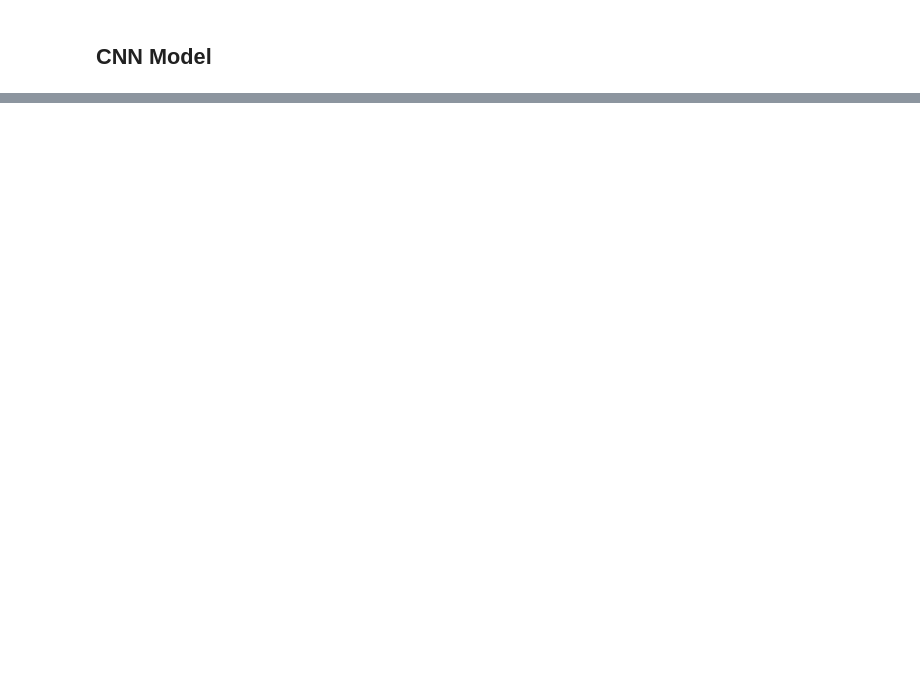
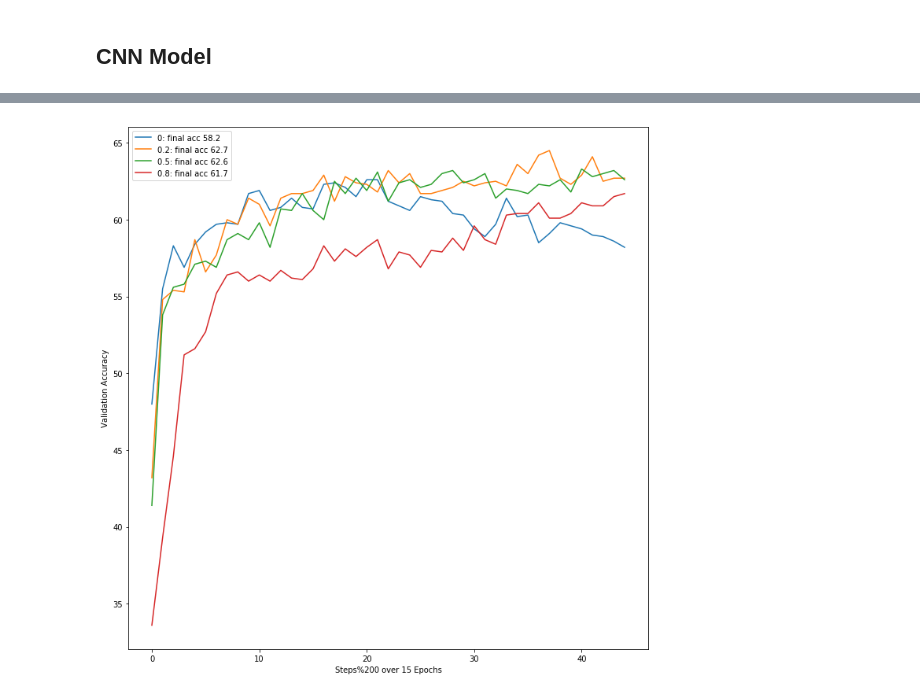
Before and after one commit to AMS889/DS-GA1011_Homework2, a Jupyter notebook: Homework2.ipynb, the cells around one changed output, grey strips where cells are left out. Cells and saved outputs as stored; diff of their text form; code cells hidden in the pictures; blank space fills up the shorter version.

```diff
--- a/Homework2.ipynb
+++ b/Homework2.ipynb
@@ -579,0 +479,19 @@ class CNN(nn.Module):
+# %%
+drop_results = []
+drop_rate = [0, .2, .5, .8]
+for i in range(4):
+    value = list(dropout_plotting.iloc[-1])[i]
+    value = str(drop_rate[i])+": final acc "+str(value)
+    drop_results.append(value)
+
+fig = plt.figure(figsize = (10,10))
+
+plt.plot(dropout_plotting)
+plt.xlabel("Steps%200 over 15 Epochs")
+plt.ylabel("Validation Accuracy")
+plt.legend(drop_results, loc='best')
+plt.tight_layout()
+plt.savefig('drop_rate.png', dpi=300)
+plt.show()
+# %% [output]
+[figure, added]
```
Also changed, not shown: parts of 53 cells of this notebook, 12 other files.
